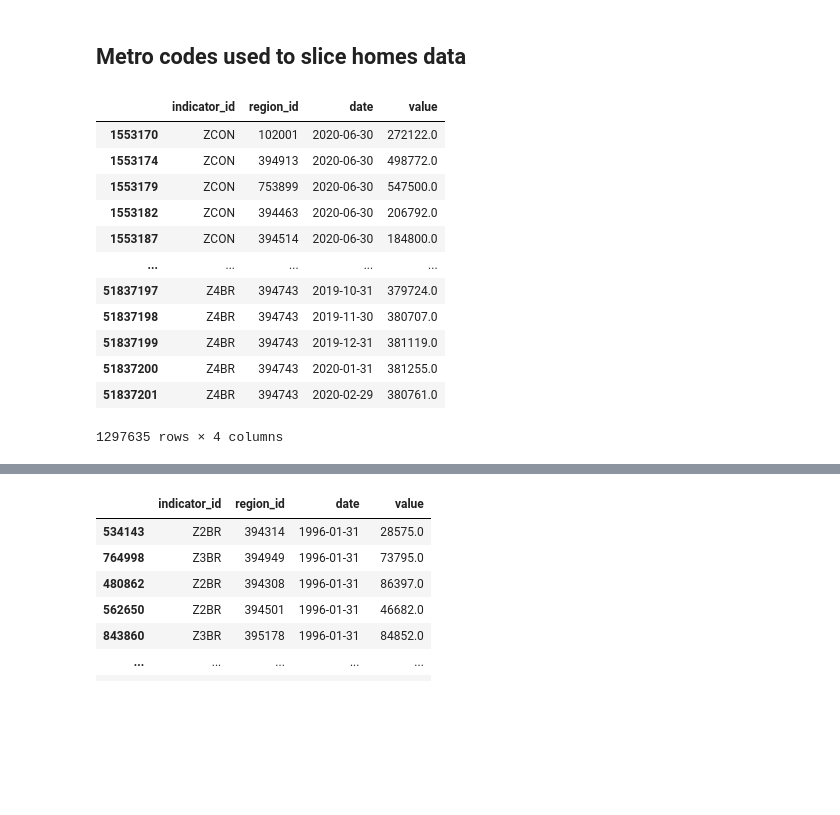
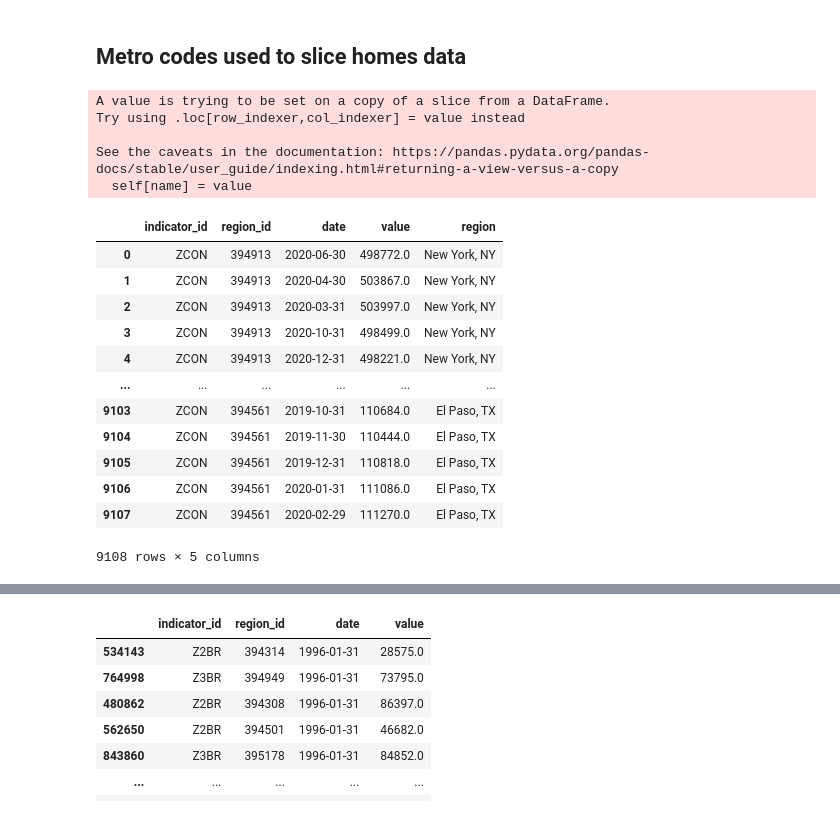
Before and after one commit to DunfrundB/real_estate_ml, a Jupyter notebook: zillow_quandl.ipynb, the cells around one changed output, grey strips where cells are left out. Cells and saved outputs as stored; diff of their text form; code cells hidden in the pictures; blank space fills up the shorter version.

```diff
--- a/zillow_quandl.ipynb
+++ b/zillow_quandl.ipynb
@@ -153,3 +153,11 @@ homes
 | 127237467 | Z4BR | 49589 | 2020-06-30 | 105040.0 |
 | 127237468 | Z4BR | 49589 | 2020-05-31 | 105764.0 |
 75026771 rows × 4 columns
+# %%
+majors_list = ['New York, NY','Los Angeles-Long Beach-Anaheim, CA','Chicago, IL','Houston, TX','Phoenix, AZ','Philadelphia, PA','San Antonio, TX',
+               'San Diego, CA','Dallas-Fort Worth, TX','Austin, TX','San Jose, CA','Jacksonville, FL','Columbus, OH','Charlotte, NC',
+               'Indianapolis, IN','San Francisco, CA','Seattle, WA','Denver, CO','Washington, DC','Boston, MA','El Paso, TX',
+               'Nashville, TN','Oklahoma City, OK','Las Vegas, NV','Detroit, MI','Portland, OR','Memphis, TN','Louisville-Jefferson County, KY',
+               'Milwaukee, WI','Baltimore, MD']
+majors_list.sort()
+majors_list
@@ -155,0 +189,6 @@ homes
+# %%
+major_metros = metros[metros.region.isin(majors_list)]
+major_metros.sort_values('region', inplace=True)
+major_metros = major_metros.drop('region_type', axis=1)
+major_metros.region_id = major_metros.region_id.astype(str)
+major_metros
@@ -156,19 +217,27 @@ homes
 # %% [markdown]
 ## Metro codes used to slice homes data
 # %%
-metro_homes = homes[homes.region_id.isin(metro_codes)]
-metro_homes
+metro_condo = homes[homes.region_id.isin(metro_codes)]
+metro_condo = homes[homes.indicator_id == "ZCON"]
+metro_condo.region_id = metro_condo.region_id.astype(str)
+metro_condo = metro_condo.merge(major_metros, on='region_id', how='inner')
+metro_condo
 # %% [output]
+A value is trying to be set on a copy of a slice from a DataFrame.
+Try using .loc[row_indexer,col_indexer] = value instead
+
+See the caveats in the documentation: https://pandas.pydata.org/pandas-docs/stable/user_guide/indexing.html#returning-a-view-versus-a-copy
+  self[name] = value
-|  | indicator_id | region_id | date | value |
-| 1553170 | ZCON | 102001 | 2020-06-30 | 272122.0 |
-| 1553174 | ZCON | 394913 | 2020-06-30 | 498772.0 |
-| 1553179 | ZCON | 753899 | 2020-06-30 | 547500.0 |
-| 1553182 | ZCON | 394463 | 2020-06-30 | 206792.0 |
-| 1553187 | ZCON | 394514 | 2020-06-30 | 184800.0 |
-| ... | ... | ... | ... | ... |
-| 51837197 | Z4BR | 394743 | 2019-10-31 | 379724.0 |
-| 51837198 | Z4BR | 394743 | 2019-11-30 | 380707.0 |
-| 51837199 | Z4BR | 394743 | 2019-12-31 | 381119.0 |
-| 51837200 | Z4BR | 394743 | 2020-01-31 | 381255.0 |
-| 51837201 | Z4BR | 394743 | 2020-02-29 | 380761.0 |
+|  | indicator_id | region_id | date | value | region |
+| 0 | ZCON | 394913 | 2020-06-30 | 498772.0 | New York, NY |
+| 1 | ZCON | 394913 | 2020-04-30 | 503867.0 | New York, NY |
+| 2 | ZCON | 394913 | 2020-03-31 | 503997.0 | New York, NY |
+| 3 | ZCON | 394913 | 2020-10-31 | 498499.0 | New York, NY |
+| 4 | ZCON | 394913 | 2020-12-31 | 498221.0 | New York, NY |
+| ... | ... | ... | ... | ... | ... |
+| 9103 | ZCON | 394561 | 2019-10-31 | 110684.0 | El Paso, TX |
+| 9104 | ZCON | 394561 | 2019-11-30 | 110444.0 | El Paso, TX |
+| 9105 | ZCON | 394561 | 2019-12-31 | 110818.0 | El Paso, TX |
+| 9106 | ZCON | 394561 | 2020-01-31 | 111086.0 | El Paso, TX |
+| 9107 | ZCON | 394561 | 2020-02-29 | 111270.0 | El Paso, TX |
-1297635 rows × 4 columns
+9108 rows × 5 columns
```
Also changed, not shown: parts of 35 cells of this notebook, 30 other files.
